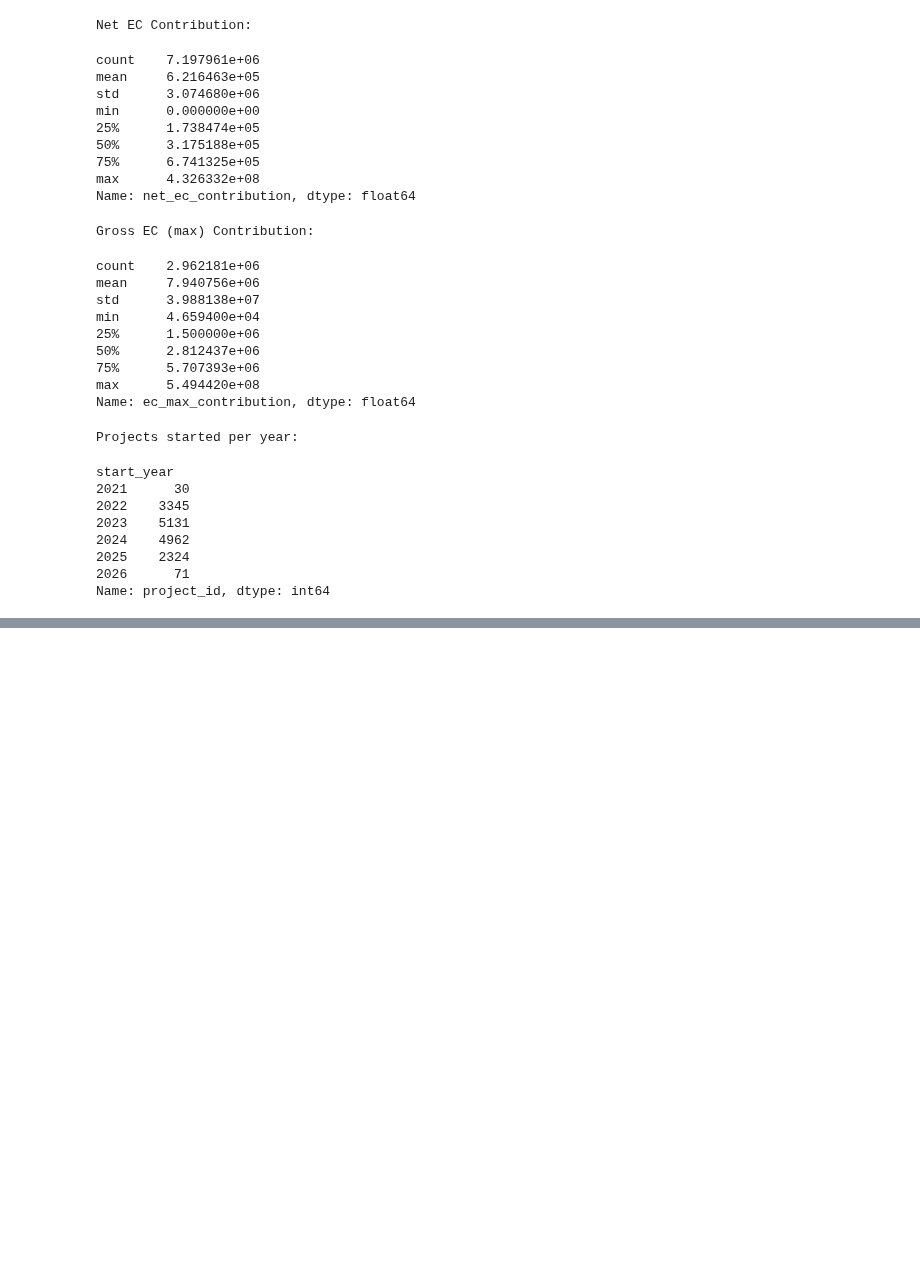
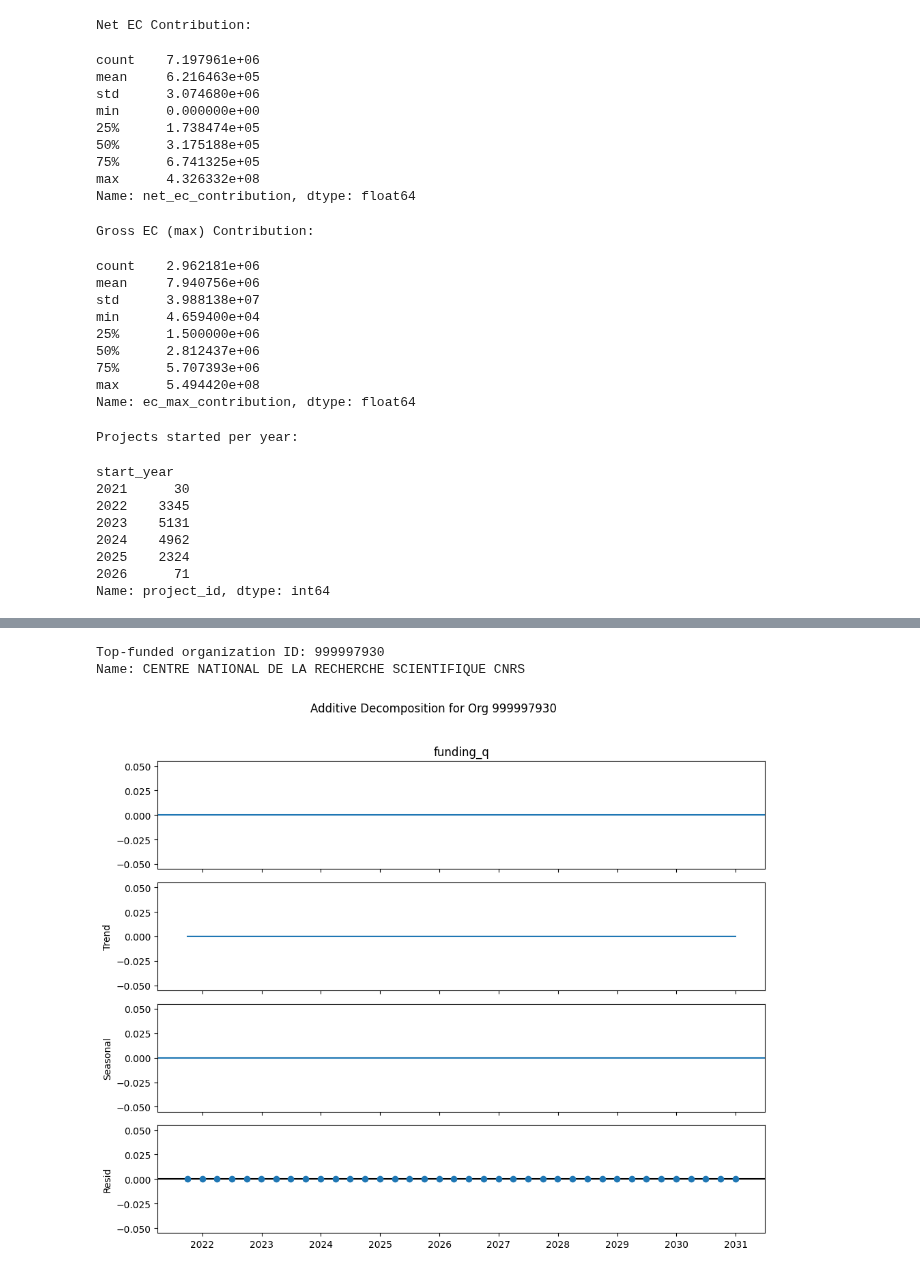
Before and after one commit to sulikismaylovv/EU_Horizon_Dashboard, a Jupyter notebook: notebooks/02_funding_analysis.ipynb, the cells around one changed output, grey strips where cells are left out. Saved outputs shown, nothing was run; the diff lists cells and outputs as text; code cells hidden in the pictures; blank space fills up the shorter version.

```diff
--- a/notebooks/02_funding_analysis.ipynb
+++ b/notebooks/02_funding_analysis.ipynb
@@ -240,3 +242,22 @@ start_year
 2025    2324
 2026      71
 Name: project_id, dtype: int64
+# %%
+# How many project–org rows have no net_ec contribution?
+n_null_net = df_core["net_ec_contribution"].isnull().sum()
+n_tot = len(df_core)
+print(f"net_ec_contribution is NULL on {n_null_net:,} of {n_tot:,} rows "
+      f"({n_null_net/n_tot:.1%})")
+
+
+# Create a unified contribution column
+df_core["ec_use"] = (
+    df_core["net_ec_contribution"]
+      .fillna(df_core["ec_max_contribution"])  # use gross if net missing
+)
+
+# Recompute daily rate off that
+df_core["daily_net"] = df_core["ec_use"] / df_core["duration_days"]
+
+print("daily_net stats after fill:")
+display(df_core["daily_net"].describe())
@@ -349,0 +471,38 @@ print(df_y_sum.head())
+# %%
+import pandas as pd
+import matplotlib.pyplot as plt
+from statsmodels.tsa.seasonal import seasonal_decompose
+
+# Ensure we have a datetime index
+df_q_sum["quarter_start"] = pd.PeriodIndex(df_q_sum["quarter"], freq="Q").to_timestamp()
+
+# 2.1 Find top‐funded org
+top_org = (
+    df_q_sum.groupby("organization_id")["funding_q"]
+    .sum()
+    .idxmax()
+)
+print("Top‐funded organization ID:", top_org,
+      "\nName:", df_q_sum[df_q_sum.organization_id==top_org]["org_name"].iat[0])
+
+# 2.2 Build its time series
+ts = (
+    df_q_sum[df_q_sum["organization_id"] == top_org]
+    .set_index("quarter_start")["funding_q"]
+    .asfreq("Q")
+    .fillna(0)
+)
+
+# 2.3 Decompose (additive, 4‐quarter seasonality)
+result = seasonal_decompose(ts, model="additive", period=4)
+
+# 2.4 Plot
+fig = result.plot()
+fig.set_size_inches(10, 8)
+plt.suptitle(f"Additive Decomposition for Org {top_org}", y=1.02)
+plt.tight_layout()
+plt.show()
+# %% [output]
+Top‐funded organization ID: 999997930
+Name: CENTRE NATIONAL DE LA RECHERCHE SCIENTIFIQUE CNRS
+[figure, added]
```
Also changed, not shown: parts of 7 cells of this notebook.
